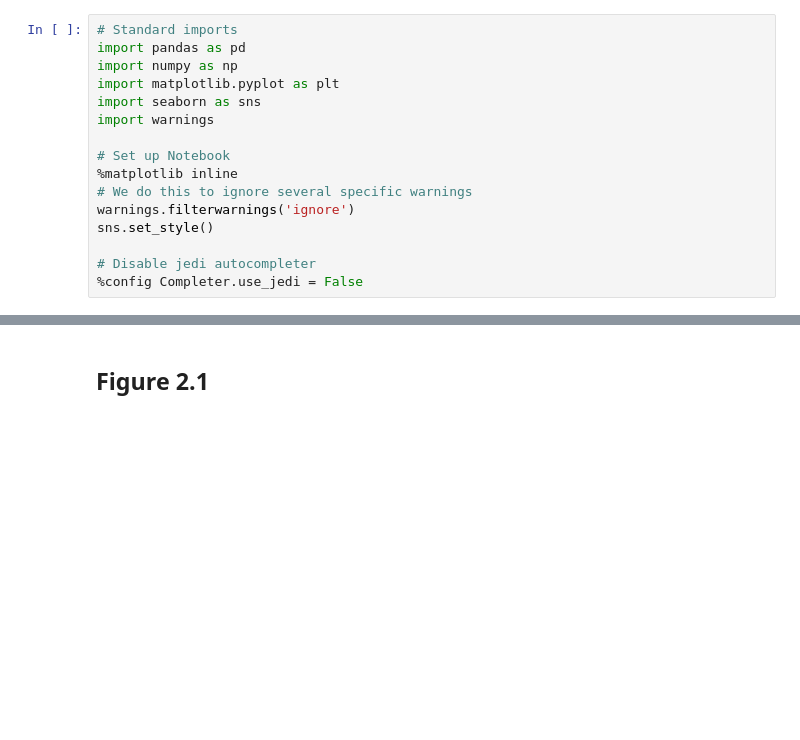
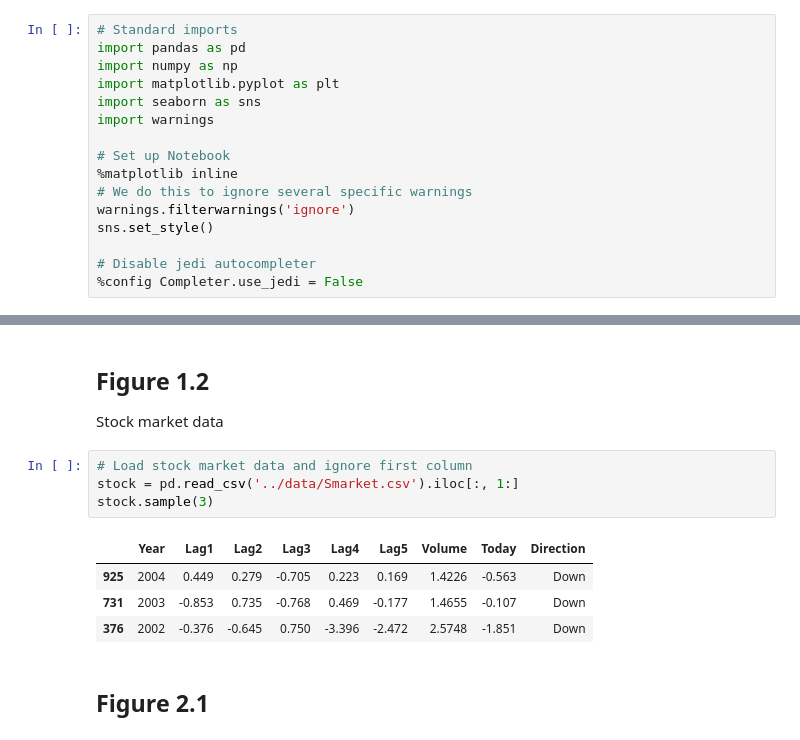
Before and after one commit to skacem/An-Introduction-to-Statistical-Learning, a Jupyter notebook: Chapter_1_and_2/Figures_and_Examples.ipynb, the cells around one changed output, grey strips where cells are left out. Cells and saved outputs as stored; diff of their text form; blank space fills up the shorter version.

```diff
--- a/Chapter_1_and_2/Figures_and_Examples.ipynb
+++ b/Chapter_1_and_2/Figures_and_Examples.ipynb
@@ -17,3 +60,16 @@ sns.set_style()
+# %% [markdown]
+## Figure 1.2
+
+Stock market data
+# %%
+# Load stock market data and ignore first column
+stock = pd.read_csv('../data/Smarket.csv').iloc[:, 1:]
+stock.sample(3)
+# %% [output]
+|  | Year | Lag1 | Lag2 | Lag3 | Lag4 | Lag5 | Volume | Today | Direction |
+| 925 | 2004 | 0.449 | 0.279 | -0.705 | 0.223 | 0.169 | 1.4226 | -0.563 | Down |
+| 731 | 2003 | -0.853 | 0.735 | -0.768 | 0.469 | -0.177 | 1.4655 | -0.107 | Down |
+| 376 | 2002 | -0.376 | -0.645 | 0.750 | -3.396 | -2.472 | 2.5748 | -1.851 | Down |
 # %% [markdown]
 ## Figure 2.1
 # %%
```
Also changed, not shown: parts of 4 cells of this notebook.
